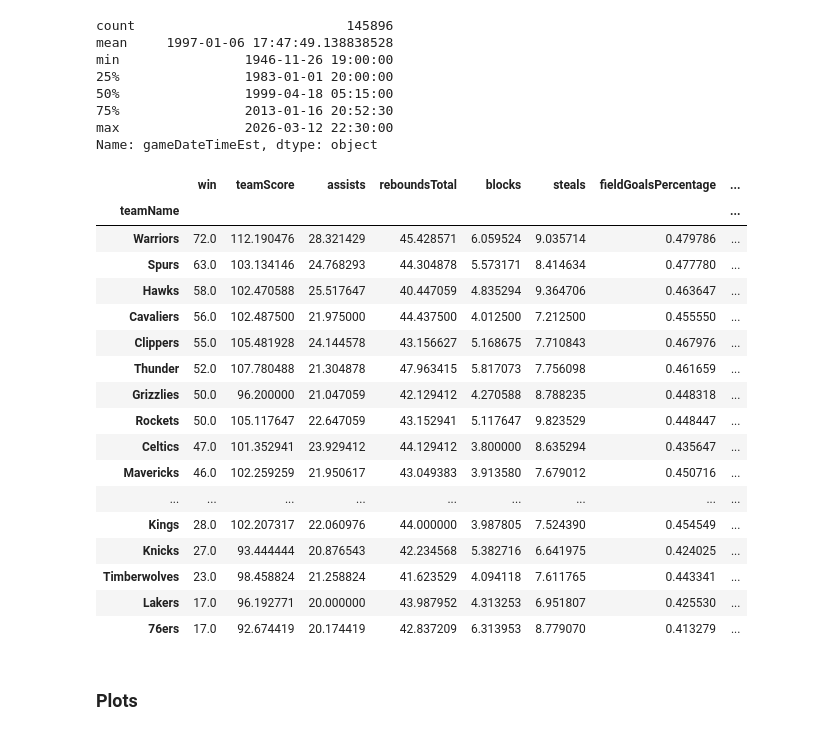
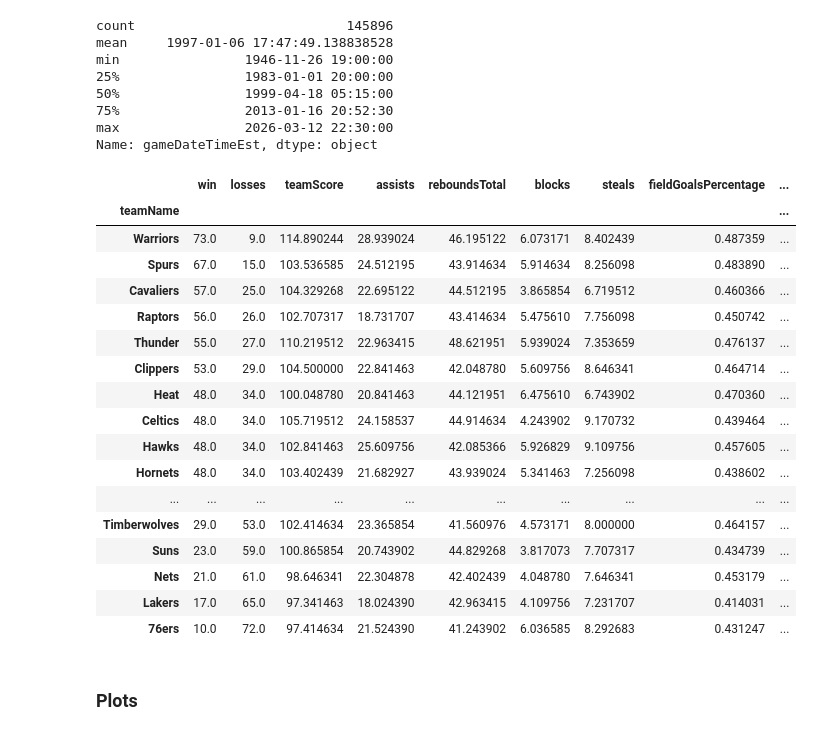
Before and after one commit to com-480-data-visualization/HoopViz, a Jupyter notebook: scripts/data_exploration/exploration.ipynb, the cells around one changed output. Cells and saved outputs as stored; diff of their text form; code cells hidden in the pictures.

```diff
--- a/scripts/data_exploration/exploration.ipynb
+++ b/scripts/data_exploration/exploration.ipynb
@@ -122,43 +172,60 @@ max                2026-03-12 22:30:00
 Name: gameDateTimeEst, dtype: object
 # %%
 # Example of data
-YEAR = 2015
-columns_to_keep = ["win", "teamScore", "assists", "reboundsTotal", "blocks", "steals", "fieldGoalsPercentage", "threePointersPercentage", "freeThrowsPercentage"]
-teams_stats_2015 = teams_stats[teams_stats.gameDateTimeEst.dt.year == YEAR].copy()
+SEASON_START_YEAR = 2015
+columns_to_keep = ["win", "losses", "teamScore", "assists", "reboundsTotal", "blocks", "steals", "fieldGoalsPercentage", "threePointersPercentage", "freeThrowsPercentage"]
 
-teams_stats_2015 = teams_stats_2015[teams_stats_2015["gameId"].isin(player_stats_2015["gameId"].unique())]
-teams_stats_2015["losses"] = 1 - teams_stats_2015["win"]
+teams_stats_season = teams_stats.copy()
 
-teams_stats_2015["gameDateTimeEst"] = pd.to_datetime(teams_stats_2015["gameDateTimeEst"])
-teams_stats_2015["year"] = teams_stats_2015["gameDateTimeEst"].dt.year
-teams_stats_2015["season"] = teams_stats_2015["year"]
-mask_second_half = teams_stats_2015["gameDateTimeEst"].dt.month < 9
-teams_stats_2015.loc[mask_second_half, "season"] = teams_stats_2015.loc[mask_second_half, "year"] - 1
+# filter on the season using the same logic as for players
+teams_stats_season["year"] = teams_stats_season["gameDateTimeEst"].dt.year
+teams_stats_season["season"] = teams_stats_season["year"]
+mask_second_half = teams_stats_season["gameDateTimeEst"].dt.month < 9
+teams_stats_season.loc[mask_second_half, "season"] = teams_stats_season.loc[mask_second_half, "year"] - 1
+teams_stats_season = teams_stats_season[teams_stats_season["season"] == SEASON_START_YEAR]
 
-agg_rules = {col: "mean" for col in columns_to_keep}
+
+regular_season_game_ids = player_stats[player_stats["gameType"] == "Regular Season"]["gameId"].unique()
+teams_stats_season = teams_stats_season[teams_stats_season["gameId"].isin(regular_season_game_ids)]
+teams_stats_season["losses"] = 1 - teams_stats_season["win"]
+
+agg_rules = {col: "mean" for col in columns_to_keep if "Percentage" not in col}
 agg_rules["win"] = "sum"
+agg_rules["losses"] = "sum"
+agg_rules["fieldGoalsMade"] = "sum"
+agg_rules["fieldGoalsAttempted"] = "sum"
+agg_rules["threePointersMade"] = "sum"
+agg_rules["threePointersAttempted"] = "sum"
+agg_rules["freeThrowsMade"] = "sum"
+agg_rules["freeThrowsAttempted"] = "sum"
 
-# Group by team and apply aggregation (make sure to include 'losses' in selection)
-teams_stats_2015.groupby("teamName")[columns_to_keep].agg(agg_rules).sort_values("win", ascending=False)
+grouped_teams = teams_stats_season.groupby("teamName").agg(agg_rules)
+
+# Recalculate percentages
+grouped_teams["fieldGoalsPercentage"] = grouped_teams["fieldGoalsMade"] / grouped_teams["fieldGoalsAttempted"]
+grouped_teams["threePointersPercentage"] = grouped_teams["threePointersMade"] / grouped_teams["threePointersAttempted"]
+grouped_teams["freeThrowsPercentage"] = grouped_teams["freeThrowsMade"] / grouped_teams["freeThrowsAttempted"]
+
+display(grouped_teams.sort_values("win", ascending=False)[columns_to_keep])
 # %% [output]
-|  | win | teamScore | assists | reboundsTotal | blocks | steals | fieldGoalsPercentage | ... |
-| teamName |  |  |  |  |  |  |  | ... |
-| Warriors | 72.0 | 112.190476 | 28.321429 | 45.428571 | 6.059524 | 9.035714 | 0.479786 | ... |
-| Spurs | 63.0 | 103.134146 | 24.768293 | 44.304878 | 5.573171 | 8.414634 | 0.477780 | ... |
-| Hawks | 58.0 | 102.470588 | 25.517647 | 40.447059 | 4.835294 | 9.364706 | 0.463647 | ... |
-| Cavaliers | 56.0 | 102.487500 | 21.975000 | 44.437500 | 4.012500 | 7.212500 | 0.455550 | ... |
-| Clippers | 55.0 | 105.481928 | 24.144578 | 43.156627 | 5.168675 | 7.710843 | 0.467976 | ... |
-| Thunder | 52.0 | 107.780488 | 21.304878 | 47.963415 | 5.817073 | 7.756098 | 0.461659 | ... |
-| Grizzlies | 50.0 | 96.200000 | 21.047059 | 42.129412 | 4.270588 | 8.788235 | 0.448318 | ... |
-| Rockets | 50.0 | 105.117647 | 22.647059 | 43.152941 | 5.117647 | 9.823529 | 0.448447 | ... |
-| Celtics | 47.0 | 101.352941 | 23.929412 | 44.129412 | 3.800000 | 8.635294 | 0.435647 | ... |
-| Mavericks | 46.0 | 102.259259 | 21.950617 | 43.049383 | 3.913580 | 7.679012 | 0.450716 | ... |
-| ... | ... | ... | ... | ... | ... | ... | ... | ... |
-| Kings | 28.0 | 102.207317 | 22.060976 | 44.000000 | 3.987805 | 7.524390 | 0.454549 | ... |
-| Knicks | 27.0 | 93.444444 | 20.876543 | 42.234568 | 5.382716 | 6.641975 | 0.424025 | ... |
-| Timberwolves | 23.0 | 98.458824 | 21.258824 | 41.623529 | 4.094118 | 7.611765 | 0.443341 | ... |
-| Lakers | 17.0 | 96.192771 | 20.000000 | 43.987952 | 4.313253 | 6.951807 | 0.425530 | ... |
-| 76ers | 17.0 | 92.674419 | 20.174419 | 42.837209 | 6.313953 | 8.779070 | 0.413279 | ... |
+|  | win | losses | teamScore | assists | reboundsTotal | blocks | steals | fieldGoalsPercentage | ... |
+| teamName |  |  |  |  |  |  |  |  | ... |
+| Warriors | 73.0 | 9.0 | 114.890244 | 28.939024 | 46.195122 | 6.073171 | 8.402439 | 0.487359 | ... |
+| Spurs | 67.0 | 15.0 | 103.536585 | 24.512195 | 43.914634 | 5.914634 | 8.256098 | 0.483890 | ... |
+| Cavaliers | 57.0 | 25.0 | 104.329268 | 22.695122 | 44.512195 | 3.865854 | 6.719512 | 0.460366 | ... |
+| Raptors | 56.0 | 26.0 | 102.707317 | 18.731707 | 43.414634 | 5.475610 | 7.756098 | 0.450742 | ... |
+| Thunder | 55.0 | 27.0 | 110.219512 | 22.963415 | 48.621951 | 5.939024 | 7.353659 | 0.476137 | ... |
+| Clippers | 53.0 | 29.0 | 104.500000 | 22.841463 | 42.048780 | 5.609756 | 8.646341 | 0.464714 | ... |
+| Heat | 48.0 | 34.0 | 100.048780 | 20.841463 | 44.121951 | 6.475610 | 6.743902 | 0.470360 | ... |
+| Celtics | 48.0 | 34.0 | 105.719512 | 24.158537 | 44.914634 | 4.243902 | 9.170732 | 0.439464 | ... |
+| Hawks | 48.0 | 34.0 | 102.841463 | 25.609756 | 42.085366 | 5.926829 | 9.109756 | 0.457605 | ... |
+| Hornets | 48.0 | 34.0 | 103.402439 | 21.682927 | 43.939024 | 5.341463 | 7.256098 | 0.438602 | ... |
+| ... | ... | ... | ... | ... | ... | ... | ... | ... | ... |
+| Timberwolves | 29.0 | 53.0 | 102.414634 | 23.365854 | 41.560976 | 4.573171 | 8.000000 | 0.464157 | ... |
+| Suns | 23.0 | 59.0 | 100.865854 | 20.743902 | 44.829268 | 3.817073 | 7.707317 | 0.434739 | ... |
+| Nets | 21.0 | 61.0 | 98.646341 | 22.304878 | 42.402439 | 4.048780 | 7.646341 | 0.453179 | ... |
+| Lakers | 17.0 | 65.0 | 97.341463 | 18.024390 | 42.963415 | 4.109756 | 7.231707 | 0.414031 | ... |
+| 76ers | 10.0 | 72.0 | 97.414634 | 21.524390 | 41.243902 | 6.036585 | 8.292683 | 0.431247 | ... |
 # %% [markdown]
 ### Plots
 # %%
```
Also changed, not shown: parts of 4 cells of this notebook, 6 other files.
